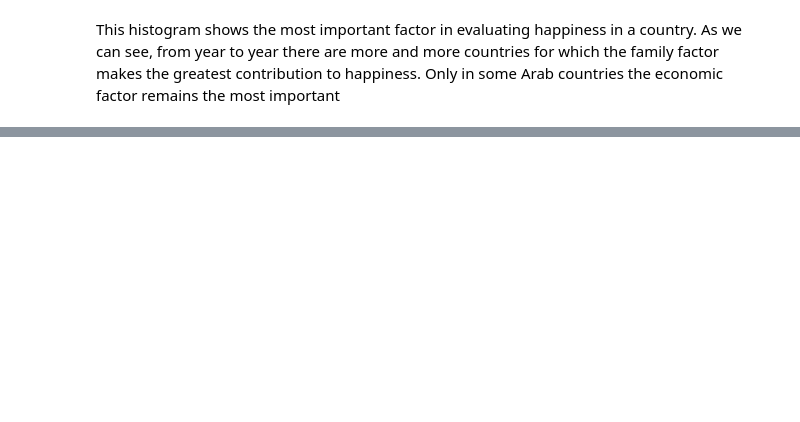
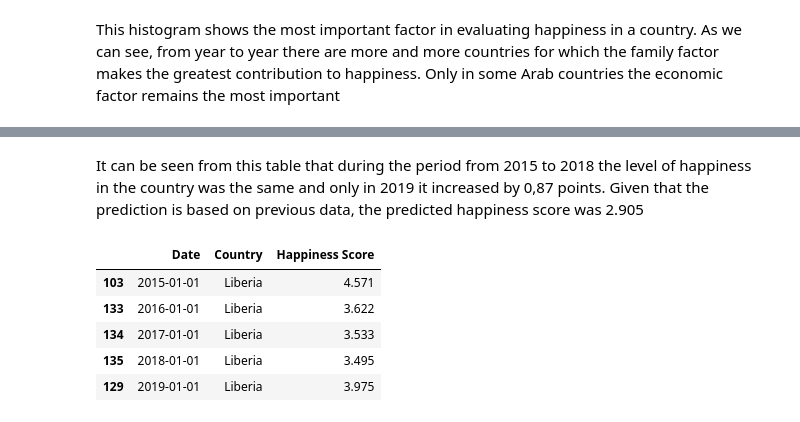
Before and after one commit to DataAnalysis2020/DataAnalysis, a Jupyter notebook: World_happiness2.ipynb, the cells around one changed output, grey strips where cells are left out. Cells and saved outputs as stored; diff of their text form; code cells hidden in the pictures; blank space fills up the shorter version.

```diff
--- a/World_happiness2.ipynb
+++ b/World_happiness2.ipynb
@@ -393,0 +472,11 @@ This histogram shows the most important factor in evaluating happiness in a coun
+# %% [markdown]
+It can be seen from this table that during the period from 2015 to 2018 the level of happiness in the country was the same and only in 2019 it increased by 0,87 points. Given that the prediction is based on previous data, the predicted happiness score was 2.905
+# %%
+df_all[df_all.Country == 'Liberia'][['Date', 'Country','Happiness Score']]
+# %% [output]
+|  | Date | Country | Happiness Score |
+| 103 | 2015-01-01 | Liberia | 4.571 |
+| 133 | 2016-01-01 | Liberia | 3.622 |
+| 134 | 2017-01-01 | Liberia | 3.533 |
+| 135 | 2018-01-01 | Liberia | 3.495 |
+| 129 | 2019-01-01 | Liberia | 3.975 |
```
Also changed, not shown: parts of 26 cells of this notebook.
